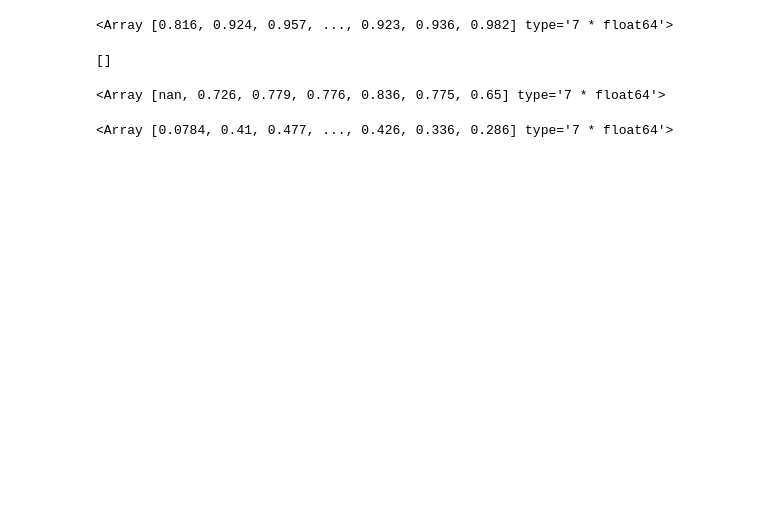
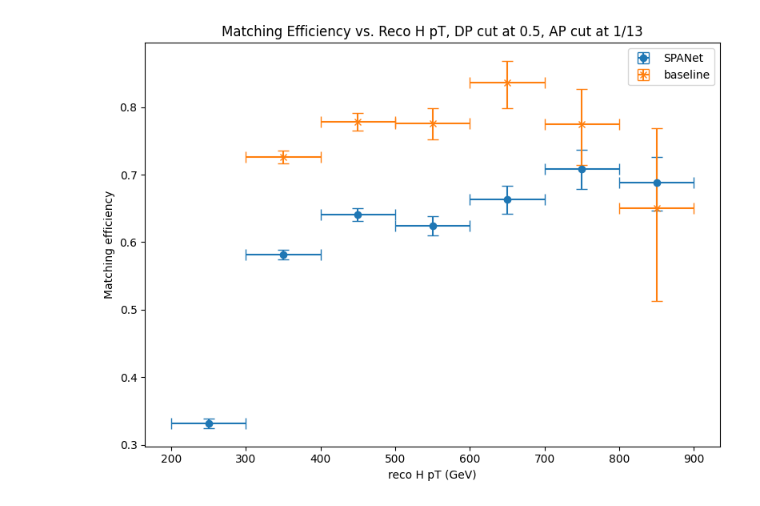
Before and after one commit to ucsd-hep-ex/hhh, a Jupyter notebook: reports/SPANetVSBoosetedBaseline.ipynb, the cells around one changed output. Saved outputs shown, nothing was run; the diff lists cells and outputs as text; code cells hidden in the pictures; blank space fills up the shorter version.

```diff
--- a/reports/SPANetVSBoosetedBaseline.ipynb
+++ b/reports/SPANetVSBoosetedBaseline.ipynb
@@ -170,4 +197,4 @@ def parse_pred_w_target(testfile, predfile):
 
     return LUT_pred, LUT_target
 # %%
-LUT_pred, LUT_target = parse_pred_w_target(test_h5, s_h5)
+LUT_pred_spanet, LUT_target_spanet = parse_pred_w_target(test_h5, s_h5)
@@ -176,3 +201,5 @@ LUT_pred, LUT_target = parse_pred_w_target(test_h5, s_h5)
+# %%
+LUT_pred_baseline, LUT_target_baseline = parse_pred_w_target(test_h5, b_h5)
 # %%
 # calculate efficiency
 # if bins=None, put all data in a single bin
@@ -189,4 +216,9 @@ def calc_eff(LUT_pred, bins):
 
     means = ak.mean(correctTruth_per_bin, axis=-1)
 
-    return means
+    errs = np.abs(
+    clopper_pearson_interval(num=ak.sum(correctTruth_per_bin, axis=-1),\
+                             denom=ak.num(correctTruth_per_bin, axis=-1)) - means
+    )
+
+    return means, errs
@@ -214,17 +246,17 @@ def calc_pur(LUT_target, bins):
-# %%
-bins = np.arange(200, 1000, 100)
-calc_pur(LUT_target, bins)
-# %% [output]
-<Array [0.816, 0.924, 0.957, ..., 0.923, 0.936, 0.982] type='7 * float64'>
-# %%
-LUT_pred, LUT_target = parse_pred_w_target(test_h5, b_h5)
-# %% [output]
-[]
-# %%
-calc_eff(LUT_pred, bins)
-# %% [output]
-<Array [nan, 0.726, 0.779, 0.776, 0.836, 0.775, 0.65] type='7 * float64'>
-# %%
-calc_pur(LUT_target, bins)
-# %% [output]
-<Array [0.0784, 0.41, 0.477, ..., 0.426, 0.336, 0.286] type='7 * float64'>
+# %%
+bins = np.arange(200, 1000, 100)
+bin_centers = [(bins[i]+bins[i+1])/2 for i in range(bins.size-1)]
+xerr=(bins[1]-bins[0])/2*np.ones(bins.shape[0]-1)
+# %%
+# plot efficiency
+y_s, yerr_s = calc_eff(LUT_pred_spanet, bins)
+y_b, yerr_b = calc_eff(LUT_pred_baseline, bins)
+
+fig, ax = plt.subplots(figsize=(8, 6))
+ax.errorbar(x=bin_centers, y=y_s, xerr=xerr, yerr=yerr_s, fmt='o', capsize=5, label='SPANet')
+ax.errorbar(x=bin_centers, y=y_b, xerr=xerr, yerr=yerr_b, fmt='x', capsize=5, label='baseline')
+ax.set(xlabel=r"reco H pT (GeV)", ylabel=r"Matching efficiency", title=f"Matching Efficiency vs. Reco H pT, DP cut at {0.5}, AP cut at 1/13")
+plt.legend()
+plt.tight_layout()
+# %% [output]
+[figure, added]
```
Also changed, not shown: parts of 15 cells of this notebook.
